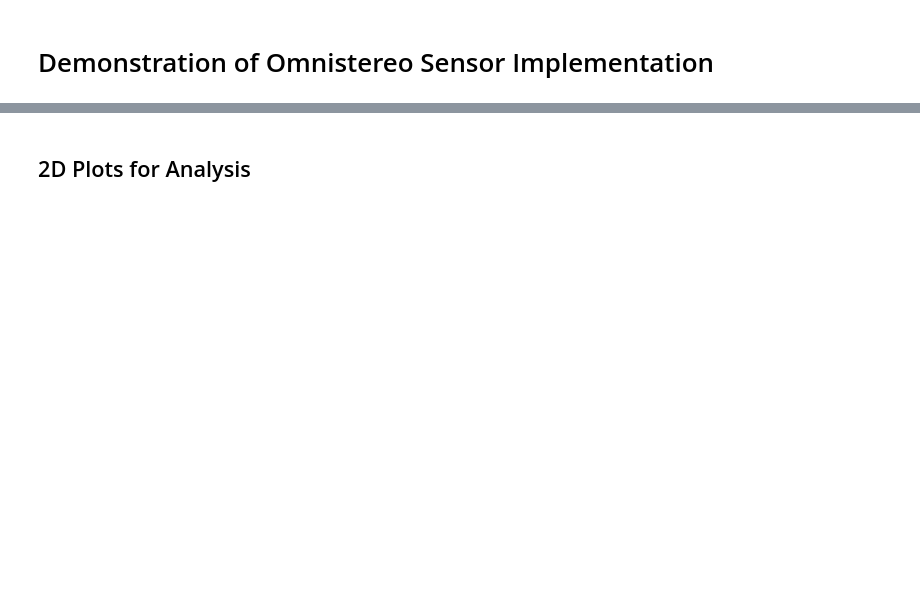
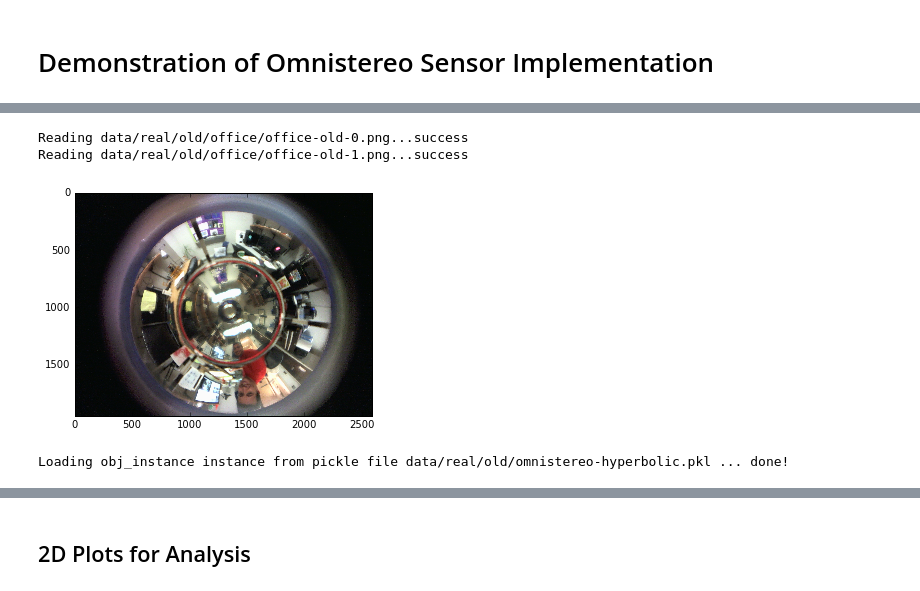
Before and after one commit to ubuntuslave/omnistereo_sensor_design, a Jupyter notebook: HyperCata Demo.ipynb, the cells around one changed output, grey strips where cells are left out. Drawn from its saved outputs; the diff is of its cells as text; code cells hidden in the pictures; blank space fills up the shorter version.

```diff
--- a/HyperCata Demo.ipynb
+++ b/HyperCata Demo.ipynb
@@ -98,0 +96,42 @@ if show_panoramic_img and opencv_exists:
+# %%
+# RESET settings for real-life model:
+# vvvvvvvvvvvvvvvvvvvvvvv OPTIONS vvvvvvvvvvvvvvvvvvvvvvvvvvvvvvv
+is_synthetic = False
+if is_synthetic:
+    model_type = "synthetic"
+else:
+    model_type = "real"
+data_path_prefix = osp.join(data_root, model_type, model_version)
+experiment_name = "office"
+experiment_path = osp.join(data_path_prefix, experiment_name)  # Pose estimation experiment: Translation on x only by 0, 25 cm and 75 cm (wrt init)
+
+# For SHOWING OFF: virtual office
+omni_img_filename_template = osp.join(experiment_path, "office-%s-*.png" % (model_version))  # With PUBLISHED parameters
+# omni_img_filename_template = osp.join(data_path_prefix, experiment_path, "office" + model_version + "-*.png")  # NEW design
+img_indices = []  # Choosing a predefined set of images to work with out of the set
+img_index = 0  # <<<<<------ Choosing an arbitrary image to work with out of the set
+# ------------------------------------------------
+omnistereo_model_filename = osp.join(data_path_prefix, "omnistereo-hyperbolic.pkl")
+# ------------------------------------------------
+radial_bounds_filename = osp.join(data_path_prefix, "radial_bounds.pkl")
+# ------------------------------------------------
+points_3D_filename_template = osp.join(experiment_path, "3d_points-" + model_version + "-*.pkl")
+# Read params from file and scale to [mm] units since using [cm] (only those params with dimensions)
+theoretical_params_filename = osp.join(data_root, "parameters-%s.txt" % (model_version))
+# %%
+from omnistereo.common_cv import get_images
+omni_images_list = get_images(omni_img_filename_template, indices_list=img_indices, show_images=False)
+if has_opencv:
+    from omnistereo.common_cv import get_cv_img_as_RGB
+    omni_img_rgb = get_cv_img_as_RGB(omni_images_list[img_index])
+    fig = plt.figure(figsize=(6,4))
+    ax=fig.add_subplot(1,1,1)
+    plt.imshow(omni_img_rgb)
+    plt.show()
+
+omnistereo_model = common_tools.load_obj_from_pickle(omnistereo_model_filename)
+# %% [output]
+Reading data/real/old/office/office-old-0.png...success
+Reading data/real/old/office/office-old-1.png...success
+[figure, added]
+Loading obj_instance instance from pickle file data/real/old/omnistereo-hyperbolic.pkl ... done!
```
Also changed, not shown: parts of 8 cells of this notebook.
